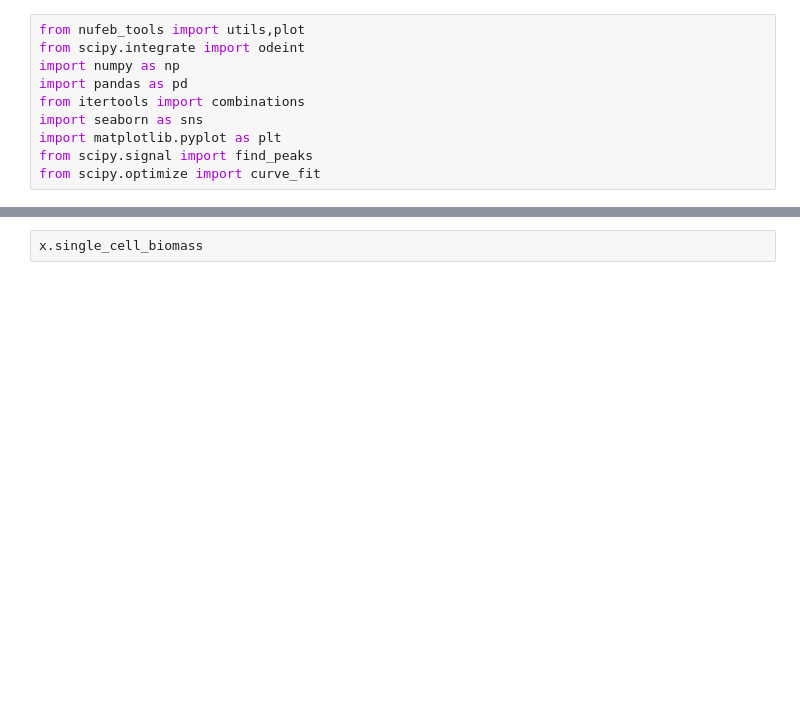
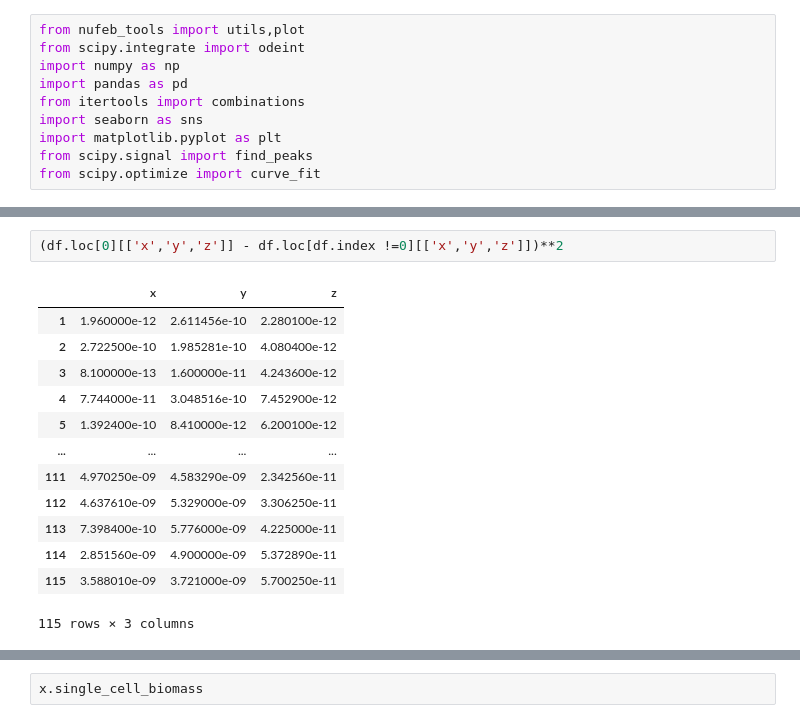
Before and after one commit to Jsakkos/nufeb_tools, a Jupyter notebook: notebooks/neighbor.ipynb, the cells around one changed output, grey strips where cells are left out. Saved outputs shown, nothing was run; the diff lists cells and outputs as text; blank space fills up the shorter version.

```diff
--- a/notebooks/neighbor.ipynb
+++ b/notebooks/neighbor.ipynb
@@ -29,0 +83,16 @@ no directory, but got an id
+# %%
+(df.loc[0][['x','y','z']] - df.loc[df.index !=0][['x','y','z']])**2
+# %% [output]
+|  | x | y | z |
+| 1 | 1.960000e-12 | 2.611456e-10 | 2.280100e-12 |
+| 2 | 2.722500e-10 | 1.985281e-10 | 4.080400e-12 |
+| 3 | 8.100000e-13 | 1.600000e-11 | 4.243600e-12 |
+| 4 | 7.744000e-11 | 3.048516e-10 | 7.452900e-12 |
+| 5 | 1.392400e-10 | 8.410000e-12 | 6.200100e-12 |
+| ... | ... | ... | ... |
+| 111 | 4.970250e-09 | 4.583290e-09 | 2.342560e-11 |
+| 112 | 4.637610e-09 | 5.329000e-09 | 3.306250e-11 |
+| 113 | 7.398400e-10 | 5.776000e-09 | 4.225000e-11 |
+| 114 | 2.851560e-09 | 4.900000e-09 | 5.372890e-11 |
+| 115 | 3.588010e-09 | 3.721000e-09 | 5.700250e-11 |
+115 rows × 3 columns
```
Also changed, not shown: parts of 48 cells of this notebook, 3 other files.
